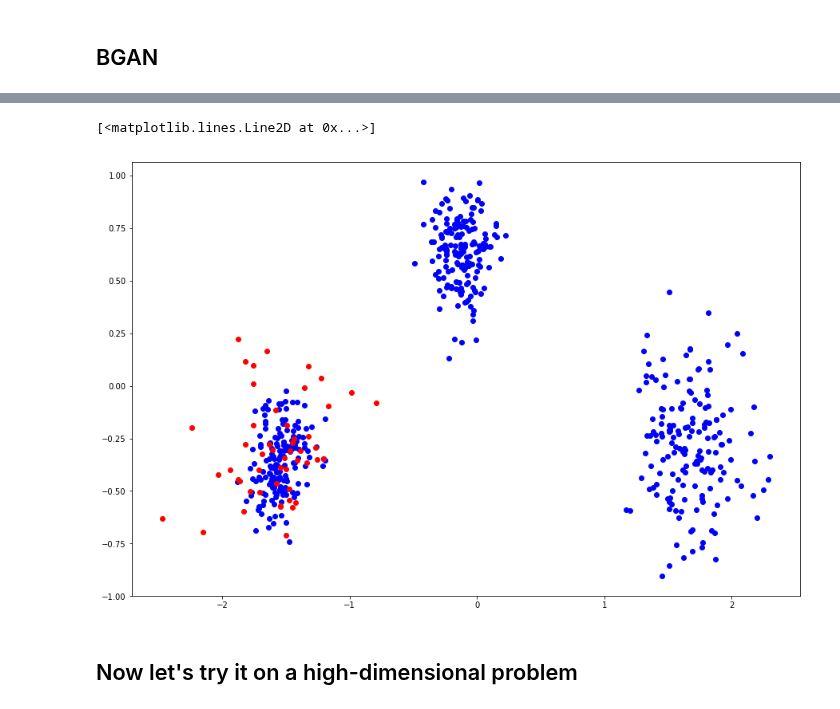
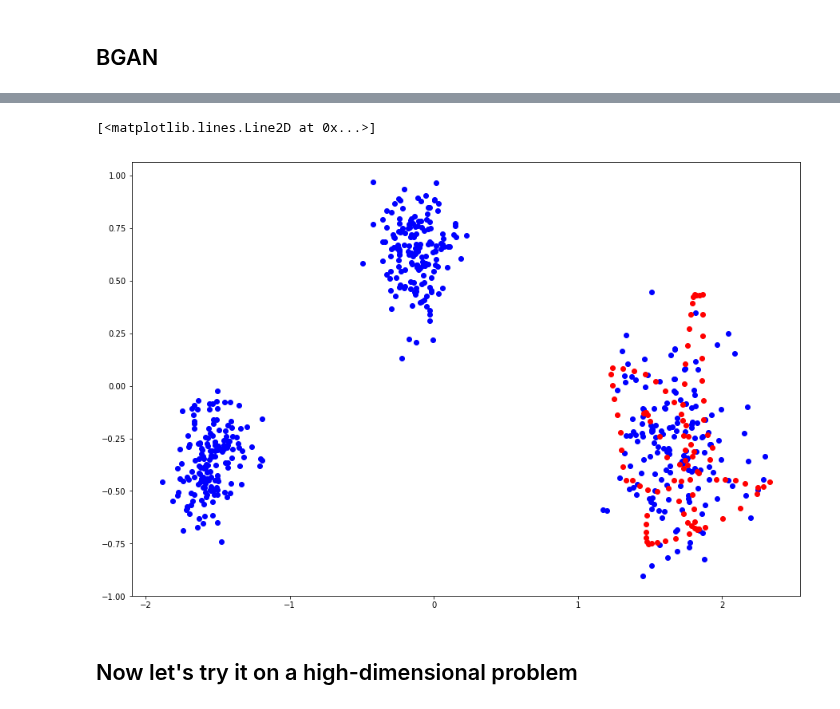
Before and after one commit to mfinzi/gans-and-stuff, a Jupyter notebook: bgan_no_generator.ipynb, the cells around one changed output, grey strips where cells are left out. Drawn from its saved outputs; the diff is of its cells as text; code cells hidden in the pictures.

Commit message:
Added BGANNG

```diff
--- a/bgan_no_generator.ipynb
+++ b/bgan_no_generator.ipynb
@@ -204,7 +187,7 @@ gen = GeneratorNetwork(2, 1)
 disc = DiscriminatorNetwork(2, 2, 100)
 gen.apply(weights_init)
 disc.apply(weights_init)
-bgan = BGAN(gen, prior, disc, alpha=.01, eta=1e-5, num_data=len(data), disc_lr=1e-4)
+bgan = BGANNG(gen, prior, disc, alpha=.01, eta=1e-5, num_data=len(data), disc_lr=1e-4, observed_gen=50)
 samples = []
 # %%
 def visualize(samples, x_min=None, x_max=None, y_min=None, y_max=None, with_samples=True, n_grid=500):
@@ -244,7 +231,7 @@ def visualize(samples, x_min=None, x_max=None, y_min=None, y_max=None, with_samp
 # %%
 if isinstance(samples, np.ndarray):
     samples = samples.tolist()
-for epoch in range(1000):
+for epoch in range(3000):
     for i, data_ in enumerate(dataloader, 0):
         batch = data_.float()
         bgan.step(batch)
@@ -312,12 +299,12 @@ def thinning(sample_arr, freq=100):
     return np.array(new_sample_arr)
 # %%
 plt.figure(figsize=(15, 10))
-thin_samples = thinning(x_f, freq=100)[-50:]
+thin_samples = thinning(x_f, freq=100)[-100:]
 plt.plot(x_r[:, 0], x_r[:, 1], 'bo')
 plt.plot(thin_samples[:, 0], thin_samples[:, 1], 'ro')
 # %% [output]
 [<matplotlib.lines.Line2D at 0x...>]
-[figure, old version]
+[figure, new version]
 # %% [markdown]
 ## Now let's try it on a high-dimensional problem
 # %%
```
Also changed, not shown: parts of 12 cells of this notebook, 2 other files.
